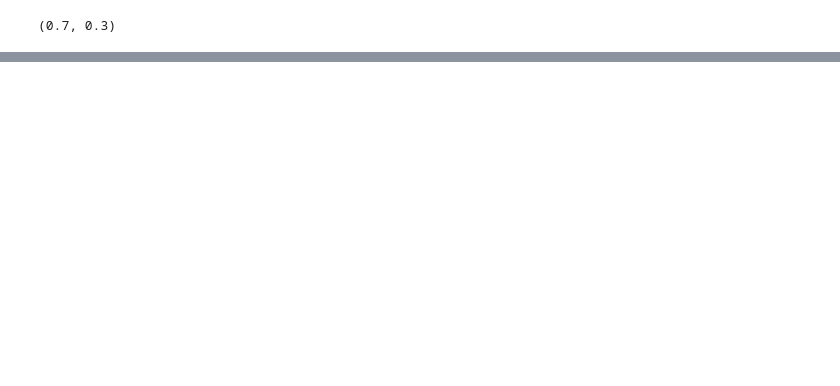
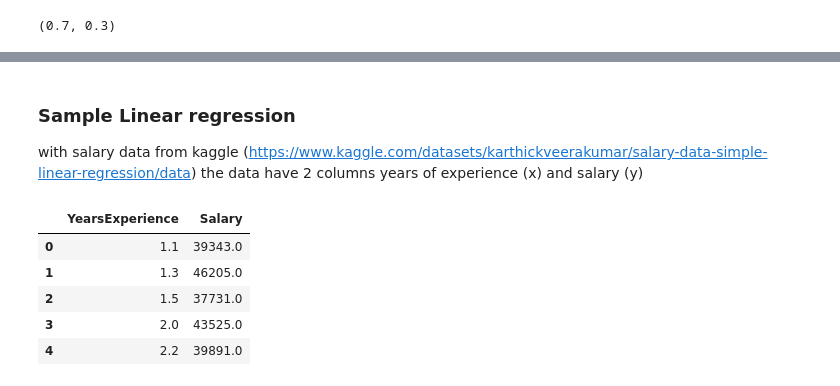
Before and after one commit to gmssameer/Machine-Learning-Practice, a Jupyter notebook: ML-Workflow.ipynb, the cells around one changed output, grey strips where cells are left out. Drawn from its saved outputs; the diff is of its cells as text; code cells hidden in the pictures; blank space fills up the shorter version.

Commit message:
train with kaggle

```diff
--- a/ML-Workflow.ipynb
+++ b/ML-Workflow.ipynb
@@ -241,0 +242,4 @@ plot_predictions(predictions=y_preds_new)
+# %% [markdown]
+### Sample Linear regression
+with salary data from kaggle (https://www.kaggle.com/datasets/karthickveerakumar/salary-data-simple-linear-regression/data)
+the data have 2 columns years of experience (x) and salary (y)
@@ -241,0 +249,10 @@ plot_predictions(predictions=y_preds_new)
+# %%
+df=pd.read_csv("Salary_Data.csv")
+df.head()
+# %% [output]
+|  | YearsExperience | Salary |
+| 0 | 1.1 | 39343.0 |
+| 1 | 1.3 | 46205.0 |
+| 2 | 1.5 | 37731.0 |
+| 3 | 2.0 | 43525.0 |
+| 4 | 2.2 | 39891.0 |
```
Also changed, not shown: parts of 6 cells of this notebook.
